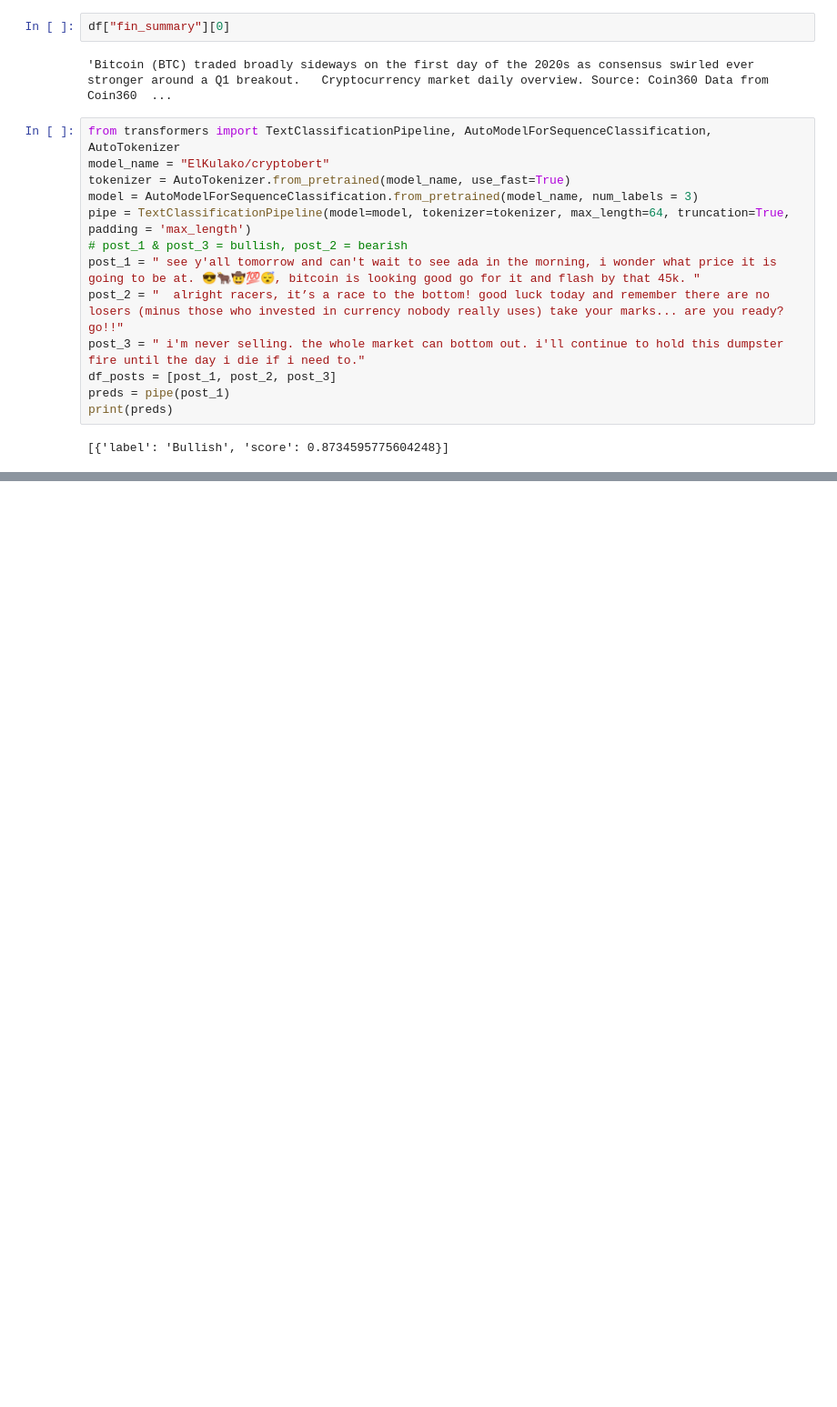
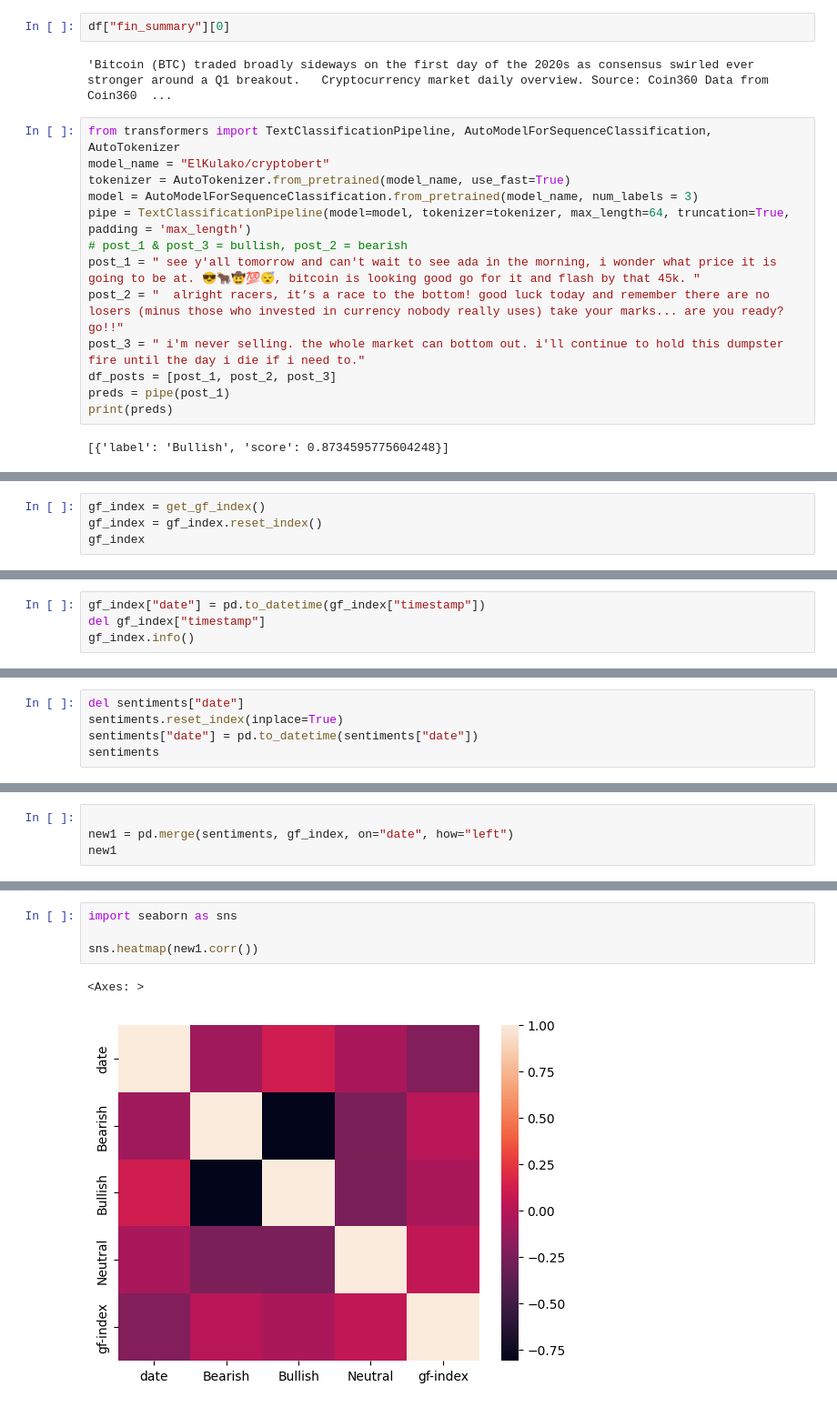
Before and after one commit to okkostenko/crypto_price_prediction_starknet, a Jupyter notebook: scratch_pad.ipynb, the cells around one changed output, grey strips where cells are left out. Shown at 91% size. Saved outputs shown, nothing was run; the diff lists cells and outputs as text; blank space fills up the shorter version.

Commit message:
dataset with sentiments

```diff
--- a/scratch_pad.ipynb
+++ b/scratch_pad.ipynb
@@ -412,0 +505,4 @@ print(preds)
+# %%
+gf_index = get_gf_index()
+gf_index = gf_index.reset_index()
+gf_index
@@ -412,0 +535,4 @@ print(preds)
+# %%
+gf_index["date"] = pd.to_datetime(gf_index["timestamp"])
+del gf_index["timestamp"]
+gf_index.info()
@@ -412,0 +549,5 @@ print(preds)
+# %%
+del sentiments["date"]
+sentiments.reset_index(inplace=True)
+sentiments["date"] = pd.to_datetime(sentiments["date"])
+sentiments
@@ -412,0 +568,4 @@ print(preds)
+# %%
+
+new1 = pd.merge(sentiments, gf_index, on="date", how="left")
+new1
@@ -412,0 +586,7 @@ print(preds)
+# %%
+import seaborn as sns
+
+sns.heatmap(new1.corr())
+# %% [output]
+<Axes: >
+[figure, added]
```
Also changed, not shown: parts of 36 cells of this notebook, 13 other files.
